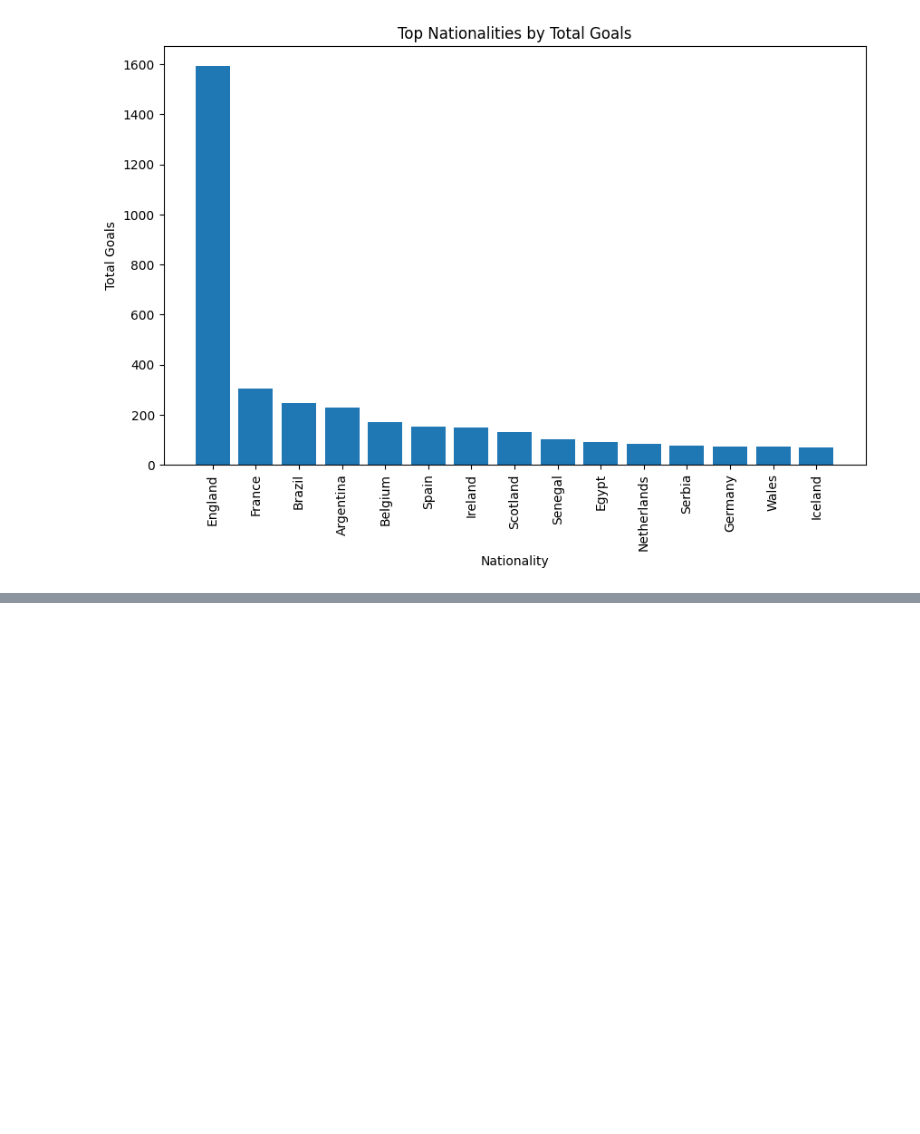
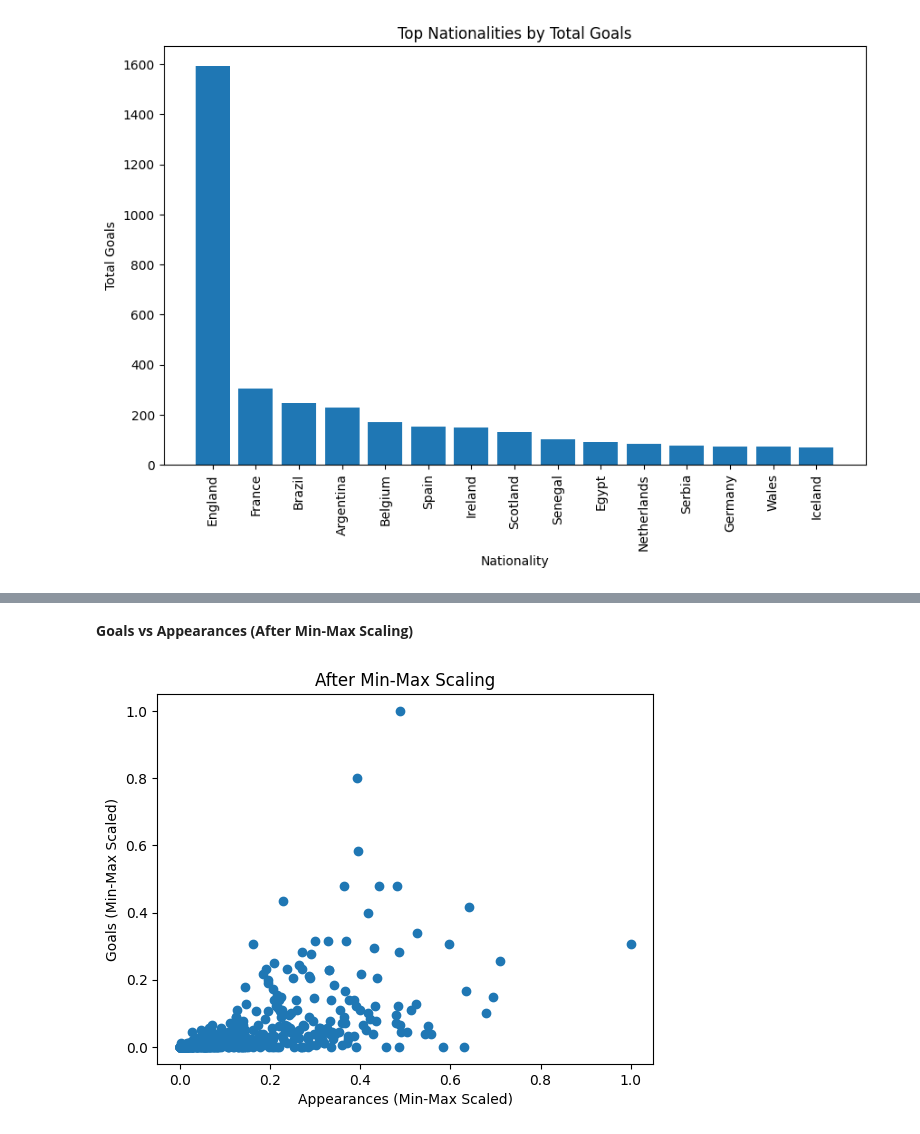
Before and after one commit to springboardmentor1979b-cmyk/ScoreSight---Predicting-EPL-Points-Tally-Top-Scorer, a Jupyter notebook: Vishal_EplScorePrediction.ipynb, the cells around one changed output, grey strips where cells are left out. Cells and saved outputs as stored; diff of their text form; code cells hidden in the pictures; blank space fills up the shorter version.

```diff
--- a/Vishal_EplScorePrediction.ipynb
+++ b/Vishal_EplScorePrediction.ipynb
@@ -412,0 +428,11 @@ plt.show()
+# %%
+# Applying min-max scaling
+
+minmax_cols = ['Goals', 'Appearances', 'Passes', 'Assists']
+minmax_scaler = MinMaxScaler()
+
+df_minmax = df.copy()
+df_minmax[minmax_cols] = minmax_scaler.fit_transform(df[minmax_cols])
+
+print("Min-Max Scaled Values:")
+print(df_minmax[minmax_cols].head())
@@ -412,0 +480,10 @@ plt.show()
+# %% [markdown]
+**Goals vs Appearances (After Min-Max Scaling)**
+# %%
+plt.scatter(df_minmax['Appearances'], df_minmax['Goals'])
+plt.xlabel("Appearances (Min-Max Scaled)")
+plt.ylabel("Goals (Min-Max Scaled)")
+plt.title("After Min-Max Scaling")
+plt.show()
+# %% [output]
+[figure, added]
```
Also changed, not shown: parts of 12 cells of this notebook.
